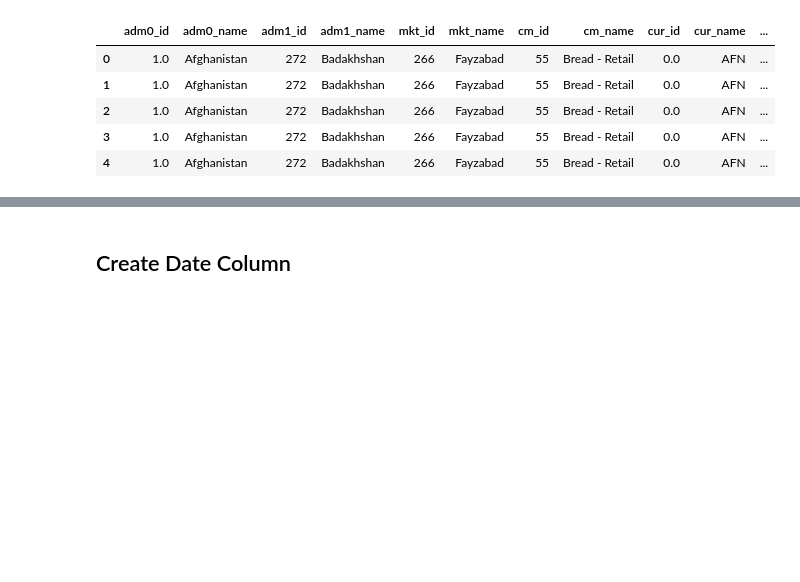
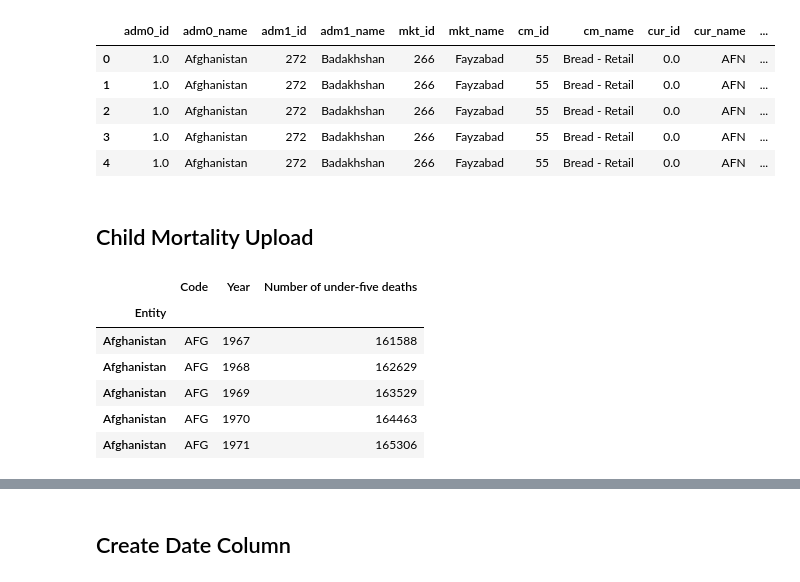
Before and after one commit to MaxSMCON/Group_2, a Jupyter notebook: Group_2_Stats.ipynb, the cells around one changed output, grey strips where cells are left out. Cells and saved outputs as stored; diff of their text form; code cells hidden in the pictures; blank space fills up the shorter version.

```diff
--- a/Group_2_Stats.ipynb
+++ b/Group_2_Stats.ipynb
@@ -129,3 +129,17 @@ df.head()
 | 2 | 1.0 | Afghanistan | 272 | Badakhshan | 266 | Fayzabad | 55 | Bread - Retail | 0.0 | AFN | ... |
 | 3 | 1.0 | Afghanistan | 272 | Badakhshan | 266 | Fayzabad | 55 | Bread - Retail | 0.0 | AFN | ... |
 | 4 | 1.0 | Afghanistan | 272 | Badakhshan | 266 | Fayzabad | 55 | Bread - Retail | 0.0 | AFN | ... |
+# %% [markdown]
+## Child Mortality Upload
+# %%
+url = 'https://raw.githubusercontent.com/MaxSMCON/Group_2/main/Data%20Storage/child-deaths-igme-data.csv'
+df_childMort = pd.read_csv(url, index_col=0)
+df_childMort.head()
+# %% [output]
+|  | Code | Year | Number of under-five deaths |
+| Entity |  |  |  |
+| Afghanistan | AFG | 1967 | 161588 |
+| Afghanistan | AFG | 1968 | 162629 |
+| Afghanistan | AFG | 1969 | 163529 |
+| Afghanistan | AFG | 1970 | 164463 |
+| Afghanistan | AFG | 1971 | 165306 |
```
Also changed, not shown: parts of 6 cells of this notebook.
